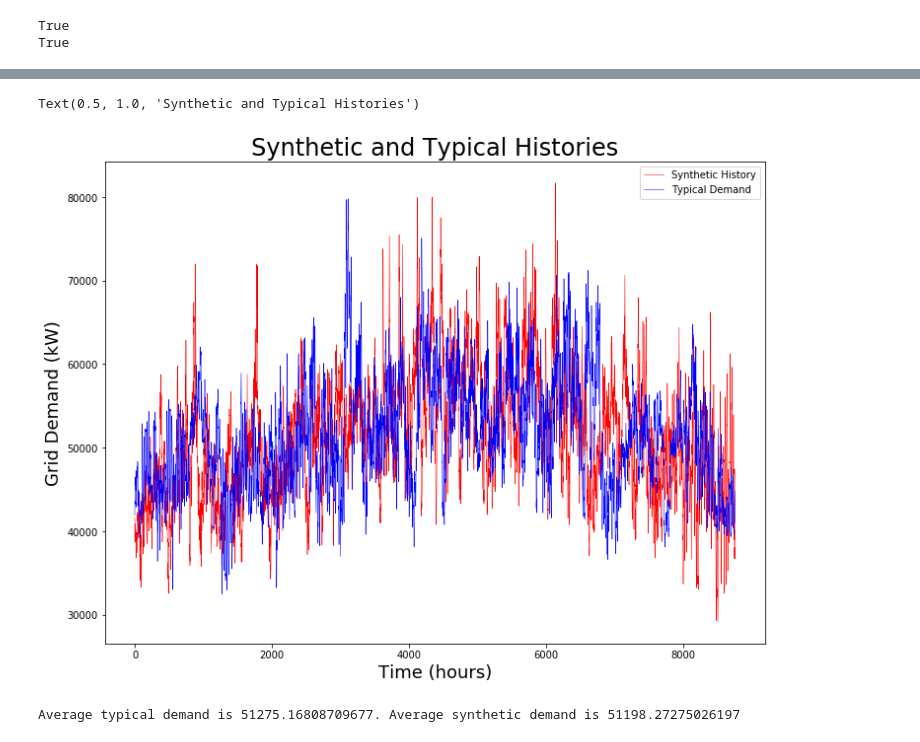
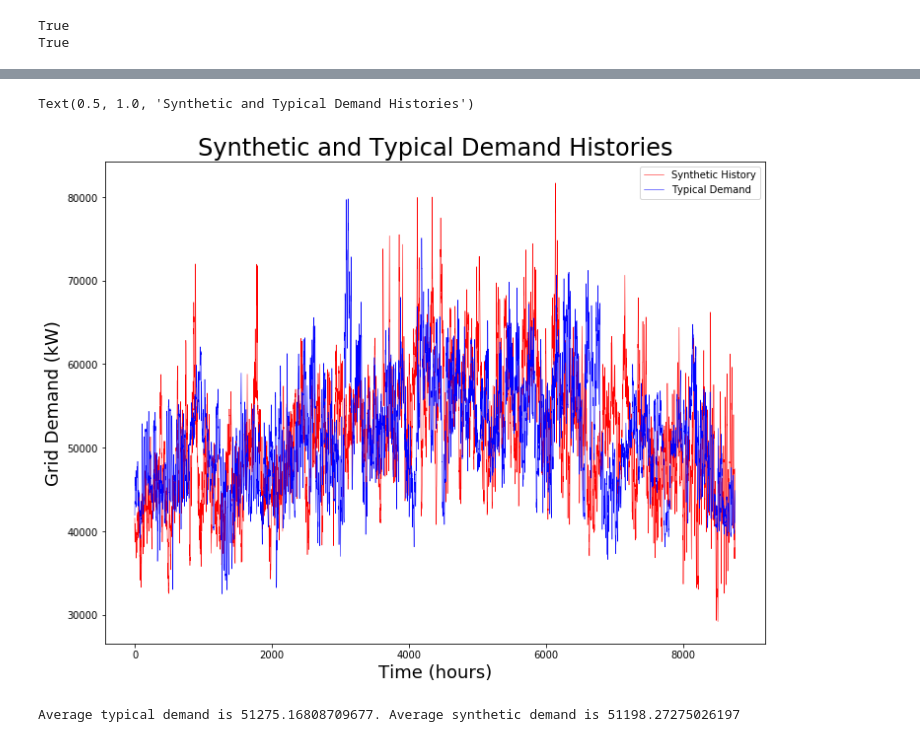
Before and after one commit to arfc/pride, a Jupyter notebook: data_processing/grid_demand.ipynb, the cells around one changed output, grey strips where cells are left out. Cells and saved outputs as stored; diff of their text form; code cells hidden in the pictures.

```diff
--- a/data_processing/grid_demand.ipynb
+++ b/data_processing/grid_demand.ipynb
@@ -373,17 +378,17 @@ synthetic_history = pd.read_csv(path+"demandHistories_2.csv")
 # %%
 # plot synthetic history
 fig = plt.figure(figsize=(12,9), edgecolor='k', facecolor='w')
 plt.plot(synthetic_history['time'], synthetic_history['kw'],
          color='r',lw = 0.5, label='Synthetic History')
 plt.plot(typical_demand['time'], typical_demand['kw'],
          color='b', lw=0.5, label='Typical Demand')
 plt.ylabel("Grid Demand (kW)", fontsize=18)
 plt.xlabel("Time (hours)", fontsize=18)
 plt.legend()
-plt.title("Synthetic and Typical Histories", fontsize=24)
+plt.title("Synthetic and Typical Demand Histories", fontsize=24)
 # %% [output]
-Text(0.5, 1.0, 'Synthetic and Typical Histories')
+Text(0.5, 1.0, 'Synthetic and Typical Demand Histories')
-[figure, old version]
+[figure, new version]
 # %%
 print("Average typical demand is {}. Average synthetic demand is {}".format(typical_demand.kw.mean(), synthetic_history.kw.mean()))
 # %% [output]
```
Also changed, not shown: parts of 1 cell of this notebook.
